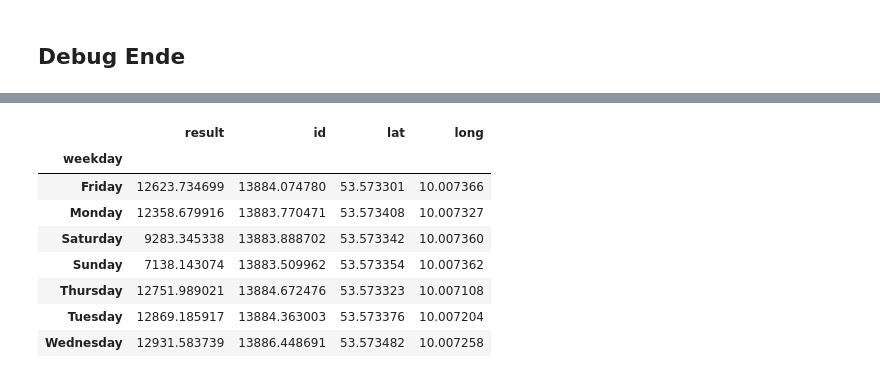
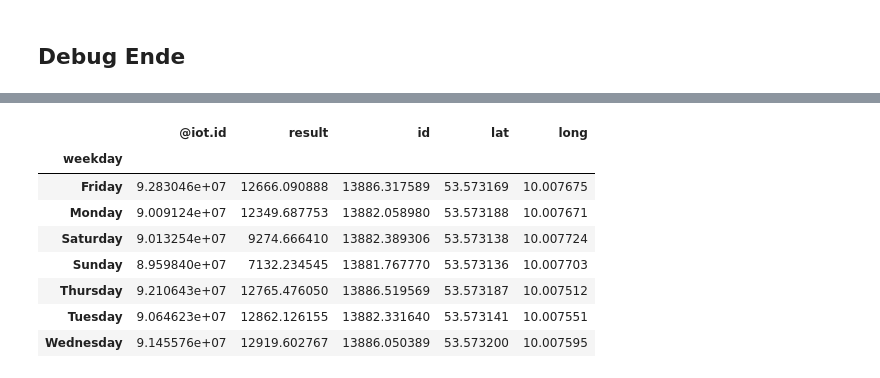
Before and after one commit to MaHag123/hh_techlabs_group12, a Jupyter notebook: data_retrieval_all_Patricia.ipynb, the cells around one changed output, grey strips where cells are left out. Cells and saved outputs as stored; diff of their text form; code cells hidden in the pictures.

```diff
--- a/data_retrieval_all_Patricia.ipynb
+++ b/data_retrieval_all_Patricia.ipynb
@@ -205,3 +284,6 @@ df_raw.head()
 # %%
 import seaborn as sns
 import matplotlib.pyplot as plt
+# %%
+df_clean_data = pd.read_csv(r'C:\Users\mario\PycharmProjects\pythonProject1\hh_techlabs_group12\clean_data_2021-08-14.csv')
+df_clean_data
@@ -220,13 +316,13 @@ sns.catplot(x="weekday", y="result", kind="box", data=df_raw, height = 8)
 # %%
 # Calculating the average of each weekday
-df_raw.groupby(['weekday']).mean()
+df_clean_data.groupby(['weekday']).mean()
 # %% [output]
-|  | result | id | lat | long |
-| weekday |  |  |  |  |
-| Friday | 12623.734699 | 13884.074780 | 53.573301 | 10.007366 |
-| Monday | 12358.679916 | 13883.770471 | 53.573408 | 10.007327 |
-| Saturday | 9283.345338 | 13883.888702 | 53.573342 | 10.007360 |
-| Sunday | 7138.143074 | 13883.509962 | 53.573354 | 10.007362 |
-| Thursday | 12751.989021 | 13884.672476 | 53.573323 | 10.007108 |
-| Tuesday | 12869.185917 | 13884.363003 | 53.573376 | 10.007204 |
-| Wednesday | 12931.583739 | 13886.448691 | 53.573482 | 10.007258 |
+|  | @iot.id | result | id | lat | long |
+| weekday |  |  |  |  |  |
+| Friday | 9.283046e+07 | 12666.090888 | 13886.317589 | 53.573169 | 10.007675 |
+| Monday | 9.009124e+07 | 12349.687753 | 13882.058980 | 53.573188 | 10.007671 |
+| Saturday | 9.013254e+07 | 9274.666410 | 13882.389306 | 53.573138 | 10.007724 |
+| Sunday | 8.959840e+07 | 7132.234545 | 13881.767770 | 53.573136 | 10.007703 |
+| Thursday | 9.210643e+07 | 12765.476050 | 13886.519569 | 53.573187 | 10.007512 |
+| Tuesday | 9.064623e+07 | 12862.126155 | 13882.331640 | 53.573141 | 10.007551 |
+| Wednesday | 9.145576e+07 | 12919.602767 | 13886.050389 | 53.573200 | 10.007595 |
```
Also changed, not shown: parts of 22 cells of this notebook.
